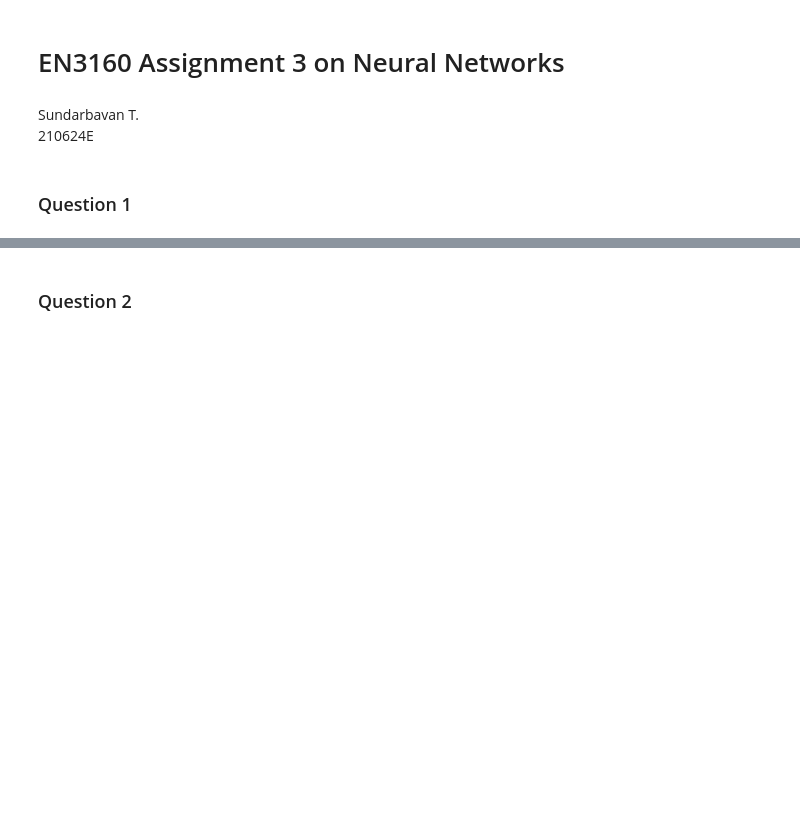
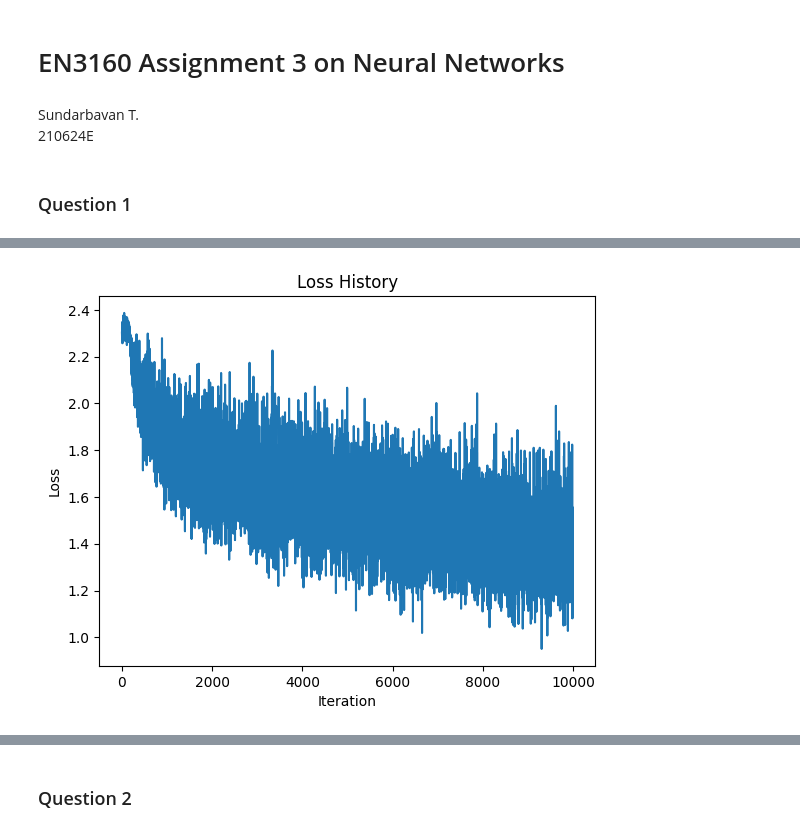
Before and after one commit to Bavan2002/Neural-Networks, a Jupyter notebook: 210624E_a03.ipynb, the cells around one changed output, grey strips where cells are left out. Cells and saved outputs as stored; diff of their text form; code cells hidden in the pictures; blank space fills up the shorter version.

```diff
--- a/210624E_a03.ipynb
+++ b/210624E_a03.ipynb
@@ -13,73 +13,84 @@ import torchvision.transforms as transforms
 import matplotlib.pyplot as plt
 
 # 1. Dataloading
-transform = transforms.Compose(
-    [transforms.ToTensor(), transforms.Normalize((0.5, 0.5, 0.5), (0.5, 0.5, 0.5))])
+transform = transforms.Compose([
+    transforms.ToTensor(),
+    transforms.Normalize((0.5, 0.5, 0.5), (0.5, 0.5, 0.5))
+])
 
 batch_size = 50
 trainset = torchvision.datasets.CIFAR10(root='./data', train=True, download=True, transform=transform)
 trainloader = torch.utils.data.DataLoader(trainset, batch_size=batch_size, shuffle=True, num_workers=2)
-
 testset = torchvision.datasets.CIFAR10(root='./data', train=False, download=True, transform=transform)
 testloader = torch.utils.data.DataLoader(testset, batch_size=batch_size, shuffle=False, num_workers=2)
 
 # 2. Define Network Parameters
-Din = 3 * 32 * 32  # Input size (flattened CIFAR10 image size)
-H = 100  # Hidden layer size
-K = 10  # Output size (number of classes)
+Din = 3 * 32 * 32  # Input size (flattened CIFAR-10 image size)
+H = 100  # Number of nodes in the hidden layer
+K = 10   # Output size (number of classes in CIFAR-10)
 
-std = 1e-5
-w1 = nn.Parameter(torch.randn(Din, H) * std)  # Input to hidden layer weights
-b1 = nn.Parameter(torch.zeros(H))  # Hidden layer bias
+# Initialize weights and biases as Parameters to enable gradient calculation
+w1 = nn.Parameter(torch.randn(Din, H) * 1e-5)
+b1 = nn.Parameter(torch.zeros(H))
+w2 = nn.Parameter(torch.randn(H, K) * 1e-5)
+b2 = nn.Parameter(torch.zeros(K))
 
-w2 = nn.Parameter(torch.randn(H, K) * std)  # Hidden to output layer weights
-b2 = nn.Parameter(torch.zeros(K))  # Output layer bias
+# Hyperparameters
+iterations = 10
+lr = 1e-1  # Learning rate
+lr_decay = 1  # Learning rate decay
+reg = 0  # Regularization
+loss_history = []
 
-# Cross-Entropy Loss and Adam Optimizer
+# Loss function
 criterion = nn.CrossEntropyLoss()
-optimizer = torch.optim.Adam([w1, b1, w2, b2], lr=1e-3)
 
 # 3. Training Loop
-epochs = 10
-loss_history = []
-
-for epoch in range(epochs):
+for t in range(iterations):
     running_loss = 0.0
     for i, data in enumerate(trainloader, 0):
+        # Get inputs and labels
         inputs, labels = data
-        Ntr = inputs.shape[0]
-        x_train = inputs.view(Ntr, -1)  # Flatten input
+        Ntr = inputs.shape[0]  # Batch size
+        x_train = inputs.view(Ntr, -1)  # Flatten input to (Ntr, Din)
 
-        # Forward pass with Sigmoid activation
-        hidden = torch.sigmoid(x_train.mm(w1) + b1)
-        y_pred = hidden.mm(w2) + b2
+        # Forward pass
+        hidden = torch.sigmoid(x_train.mm(w1) + b1)  # Hidden layer activation with sigmoid
+        y_pred = hidden.mm(w2) + b2  # Output layer
 
-        # Compute Cross-Entropy Loss
-        loss = criterion(y_pred, labels)
-
-        # Zero the gradients from the previous step
-        optimizer.zero_grad()
+        # Loss calculation
+        loss = criterion(y_pred, labels) + reg * (torch.sum(w1**2) + torch.sum(w2**2))
+        loss_history.append(loss.item())
+        running_loss += loss.item()
 
         # Backpropagation
         loss.backward()
 
         # Parameter update
-        optimizer.step()
+        with torch.no_grad():
+            w1 -= lr * w1.grad
+            b1 -= lr * b1.grad
+            w2 -= lr * w2.grad
+            b2 -= lr * b2.grad
 
-        running_loss += loss.item()
+            # Zero the gradients after updating
+            w1.grad.zero_()
+            b1.grad.zero_()
+            w2.grad.zero_()
+            b2.grad.zero_()
 
-    avg_loss = running_loss / len(trainloader)
-    loss_history.append(avg_loss)
-    print(f"Epoch {epoch + 1}/{epochs}, Loss: {avg_loss}")
+    # Learning rate decay
+    lr *= lr_decay
+    print(f"Epoch {t + 1}/{iterations}, Loss: {running_loss / len(trainloader)}")
 
 # 4. Plotting the Loss History
 plt.plot(loss_history)
 plt.title("Loss History")
-plt.xlabel("Epoch")
+plt.xlabel("Iteration")
 plt.ylabel("Loss")
 plt.show()
 
-# 5. Calculate Training Accuracy
+# 5. Calculate Accuracy on Training Set
 correct_train = 0
 total_train = 0
 with torch.no_grad():
@@ -87,19 +98,15 @@ with torch.no_grad():
         inputs, labels = data
         Ntr = inputs.shape[0]
         x_train = inputs.view(Ntr, -1)
-
-        # Forward pass
         hidden = torch.sigmoid(x_train.mm(w1) + b1)
         y_train_pred = hidden.mm(w2) + b2
         predicted_train = torch.argmax(y_train_pred, dim=1)
-
         total_train += labels.size(0)
         correct_train += (predicted_train == labels).sum().item()
-
 train_acc = 100 * correct_train / total_train
 print(f"Training accuracy: {train_acc:.2f}%")
 
-# 6. Calculate Test Accuracy
+# 6. Calculate Accuracy on Test Set
 correct_test = 0
 total_test = 0
 with torch.no_grad():
@@ -107,15 +114,11 @@ with torch.no_grad():
         inputs, labels = data
         Nte = inputs.shape[0]
         x_test = inputs.view(Nte, -1)
-
-        # Forward pass
         hidden = torch.sigmoid(x_test.mm(w1) + b1)
         y_test_pred = hidden.mm(w2) + b2
         predicted_test = torch.argmax(y_test_pred, dim=1)
-
         total_test += labels.size(0)
         correct_test += (predicted_test == labels).sum().item()
-
 test_acc = 100 * correct_test / total_test
 print(f"Test accuracy: {test_acc:.2f}%")
 # %% [output]
@@ -122,0 +137 @@ ModuleNotFoundError: No module named 'torchvision'
+[figure, added]
```
Also changed, not shown: parts of 7 cells of this notebook.
